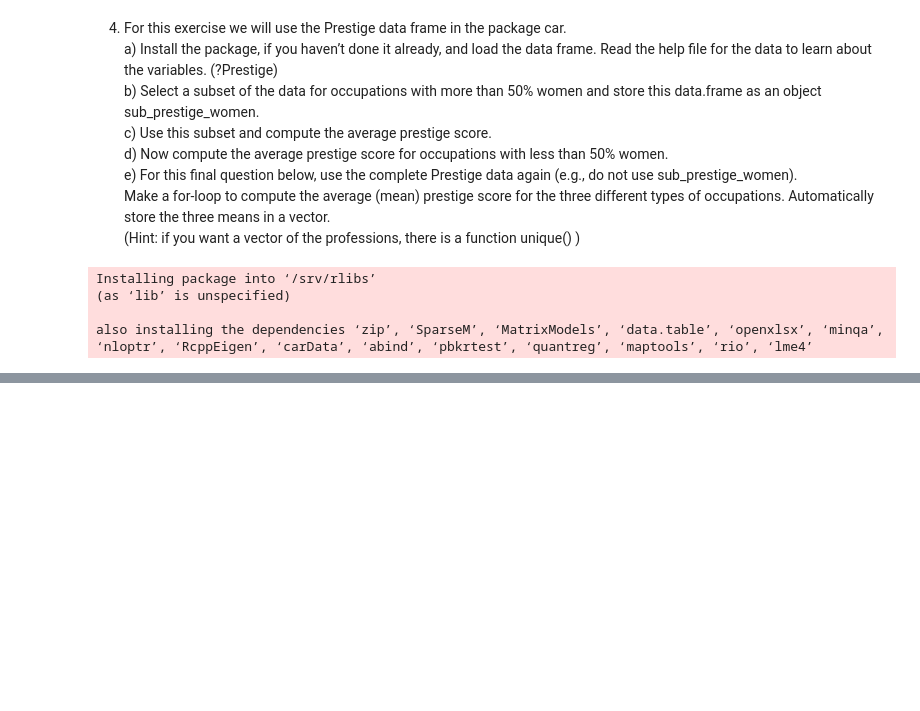
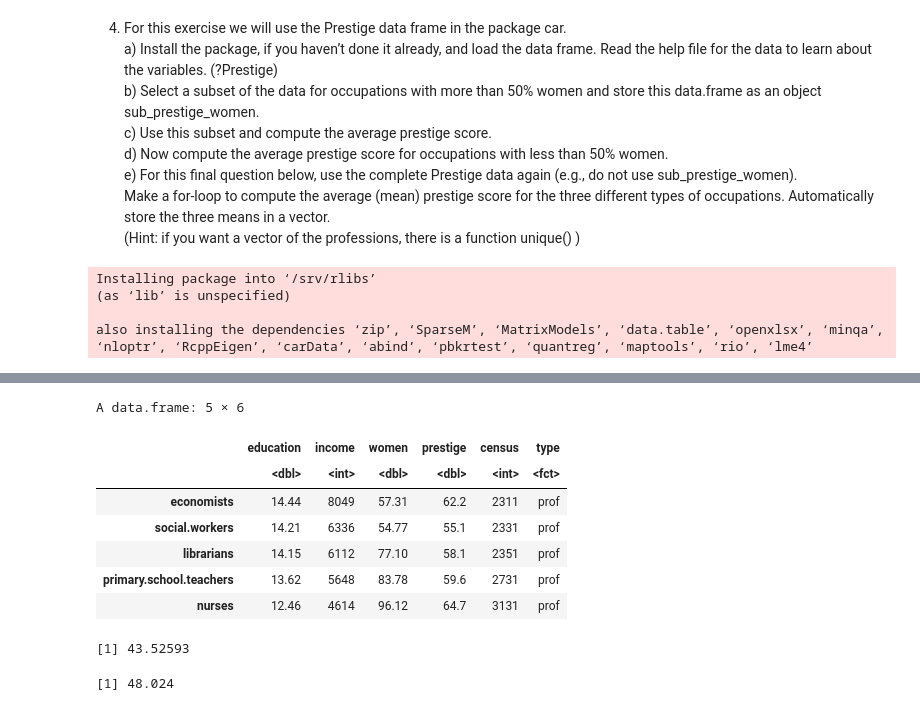
Before and after one commit to dnzengou/du_r, a Jupyter notebook: r-assignment1/r-lab-assignement.ipynb, the cells around one changed output, grey strips where cells are left out. Drawn from its saved outputs; the diff is of its cells as text; code cells hidden in the pictures; blank space fills up the shorter version.

```diff
--- a/r-assignment1/r-lab-assignement.ipynb
+++ b/r-assignment1/r-lab-assignement.ipynb
@@ -206,0 +226,32 @@ also installing the dependencies ‘zip’, ‘SparseM’, ‘MatrixModels’,
+# %%
+# b/
+
+#sub_prestige_women <- data.frame(df_prestige[df_prestige["women"]>50])
+sub_prestige_women <- subset(df_prestige, df_prestige$women>50)
+
+head(sub_prestige_women,5)
+# %% [output]
+A data.frame: 5 × 6
+|  | education | income | women | prestige | census | type |
+|  | <dbl> | <int> | <dbl> | <dbl> | <int> | <fct> |
+| economists | 14.44 | 8049 | 57.31 | 62.2 | 2311 | prof |
+| social.workers | 14.21 | 6336 | 54.77 | 55.1 | 2331 | prof |
+| librarians | 14.15 | 6112 | 77.10 | 58.1 | 2351 | prof |
+| primary.school.teachers | 13.62 | 5648 | 83.78 | 59.6 | 2731 | prof |
+| nurses | 12.46 | 4614 | 96.12 | 64.7 | 3131 | prof |
+# %%
+# c/ average prestige score with women > 50%
+
+mean_sub_prestige_women <- mean(sub_prestige_women$prestige)
+mean_sub_prestige_women
+# %% [output]
+[1] 43.52593
+# %%
+# d/ average prestige score with women < 50%
+
+sub_prestige_women_50minus <- subset(df_prestige, df_prestige$women<50)
+
+mean_sub_prestige_women_50minus <- mean(sub_prestige_women_50minus$prestige)
+mean_sub_prestige_women_50minus
+# %% [output]
+[1] 48.024
```
Also changed, not shown: parts of 4 cells of this notebook, 1 other file.
